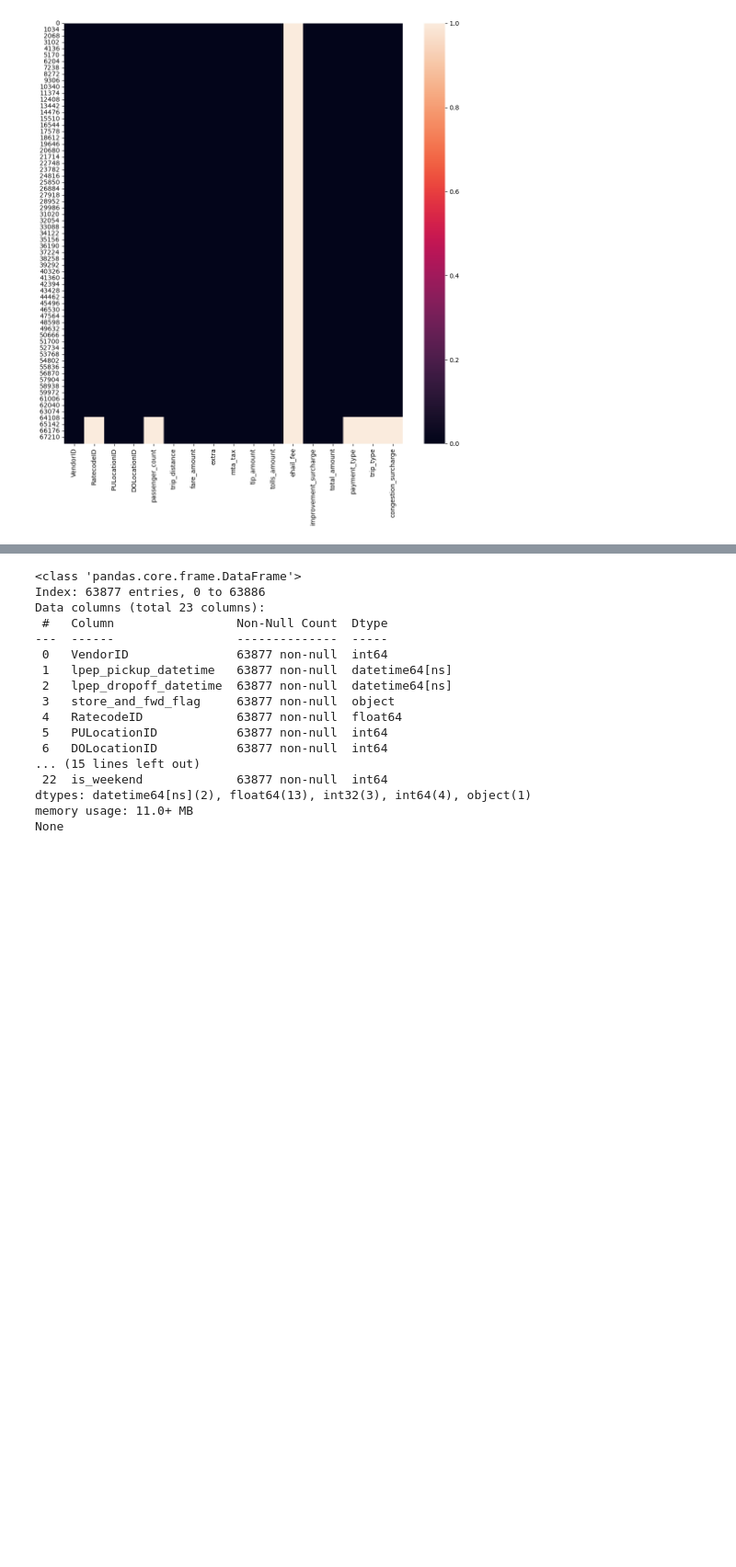
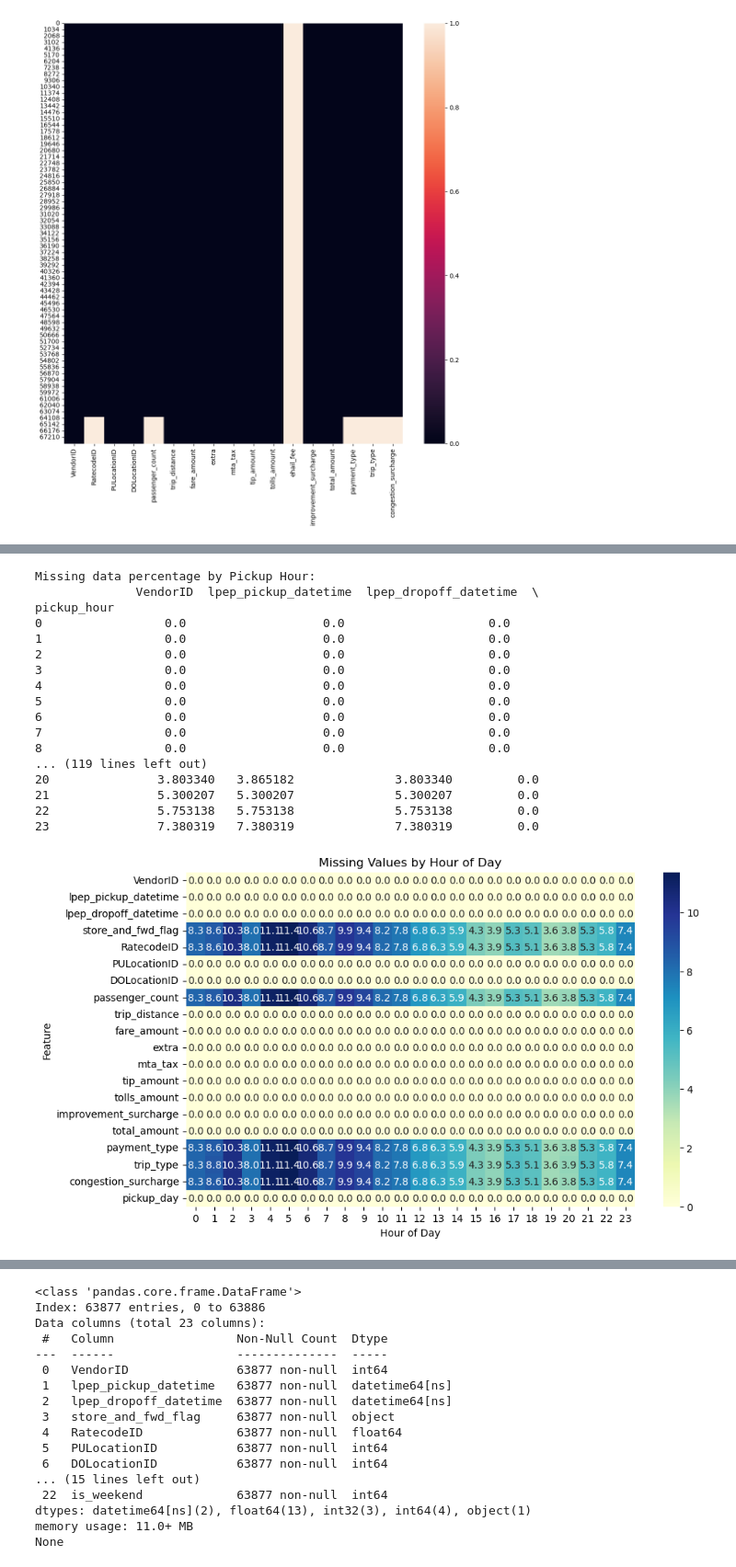
Before and after one commit to tdarum/NewYorkFleet, a Jupyter notebook: Capstone2Theresia-NYTaxi.ipynb, the cells around one changed output, grey strips where cells are left out. Shown at 92% size. Saved outputs shown, nothing was run; the diff lists cells and outputs as text; code cells hidden in the pictures; blank space fills up the shorter version.

```diff
--- a/Capstone2Theresia-NYTaxi.ipynb
+++ b/Capstone2Theresia-NYTaxi.ipynb
@@ -262,0 +354,31 @@ None
+# %%
+# Calculate missing data percentage by pickup hour
+hourly_missing_data = df.groupby('pickup_hour').apply(lambda x: x.isnull().mean() * 100, include_groups=False)
+print("Missing data percentage by Pickup Hour:\n", hourly_missing_data)
+
+# Plot missing data by hour
+plt.figure(figsize=(10, 6))
+sns.heatmap(hourly_missing_data.T, cmap="YlGnBu", annot=True, fmt=".1f")
+plt.title("Missing Values by Hour of Day")
+plt.xlabel("Hour of Day")
+plt.ylabel("Feature")
+plt.show()
+# %% [output]
+Missing data percentage by Pickup Hour:
+              VendorID  lpep_pickup_datetime  lpep_dropoff_datetime  \
+pickup_hour
+0                 0.0                   0.0                    0.0
+1                 0.0                   0.0                    0.0
+2                 0.0                   0.0                    0.0
+3                 0.0                   0.0                    0.0
+4                 0.0                   0.0                    0.0
+5                 0.0                   0.0                    0.0
+6                 0.0                   0.0                    0.0
+7                 0.0                   0.0                    0.0
+8                 0.0                   0.0                    0.0
+... (119 lines left out)
+20               3.803340   3.865182              3.803340         0.0
+21               5.300207   5.300207              5.300207         0.0
+22               5.753138   5.753138              5.753138         0.0
+23               7.380319   7.380319              7.380319         0.0
+[figure, added]
```
Also changed, not shown: parts of 31 cells of this notebook.
